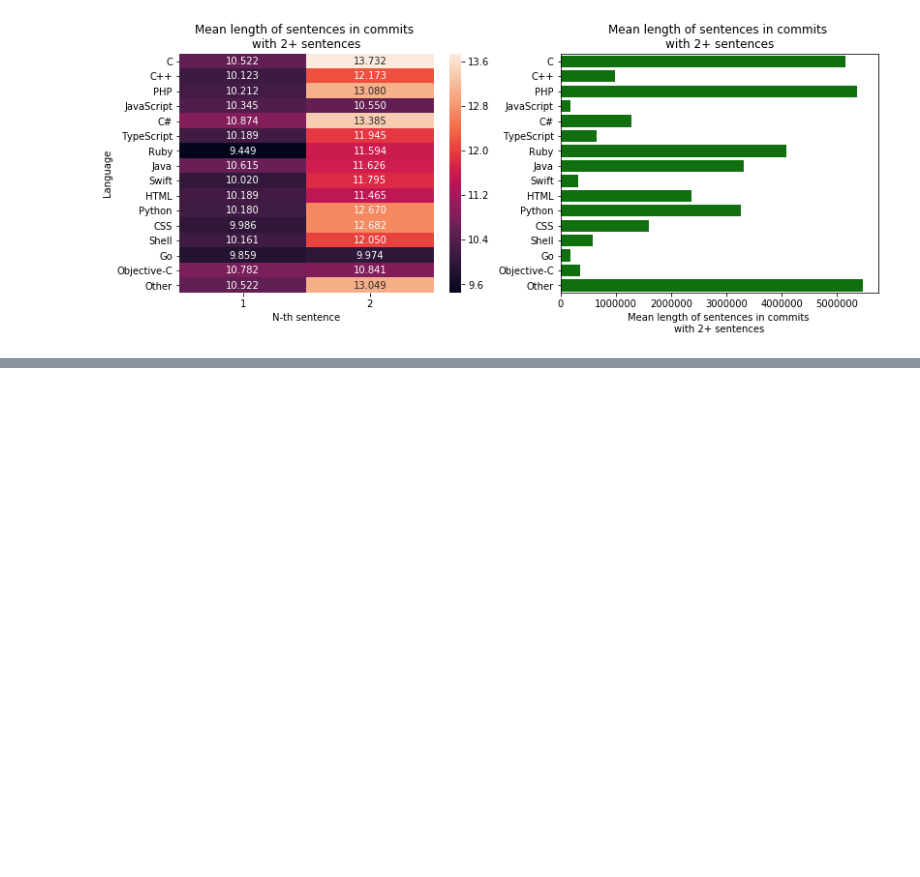
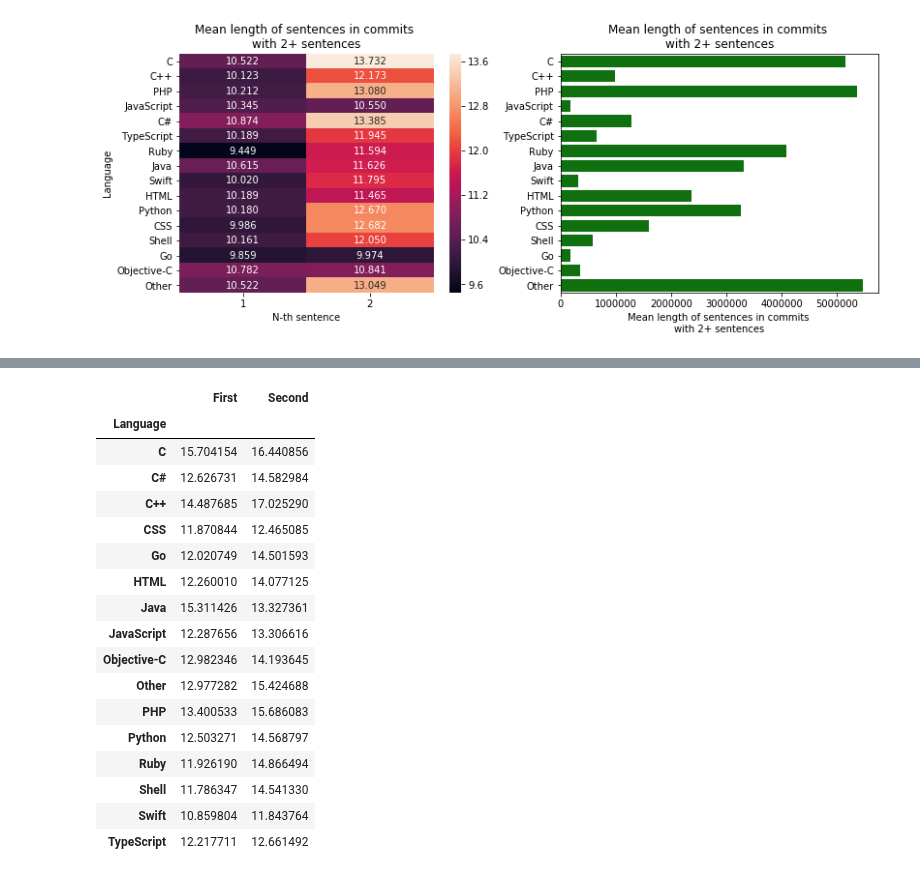
Before and after one commit to dkbrz/Git_Commits, a Jupyter notebook: notebooks_full/vocabulary.ipynb, the cells around one changed output, grey strips where cells are left out. Cells and saved outputs as stored; diff of their text form; code cells hidden in the pictures; blank space fills up the shorter version.

```diff
--- a/notebooks_full/vocabulary.ipynb
+++ b/notebooks_full/vocabulary.ipynb
@@ -770,0 +890,21 @@ plot_sentences_one_vs_many()
+# %%
+df.groupby(by='Language').mean()
+# %% [output]
+|  | First | Second |
+| Language |  |  |
+| C | 15.704154 | 16.440856 |
+| C# | 12.626731 | 14.582984 |
+| C++ | 14.487685 | 17.025290 |
+| CSS | 11.870844 | 12.465085 |
+| Go | 12.020749 | 14.501593 |
+| HTML | 12.260010 | 14.077125 |
+| Java | 15.311426 | 13.327361 |
+| JavaScript | 12.287656 | 13.306616 |
+| Objective-C | 12.982346 | 14.193645 |
+| Other | 12.977282 | 15.424688 |
+| PHP | 13.400533 | 15.686083 |
+| Python | 12.503271 | 14.568797 |
+| Ruby | 11.926190 | 14.866494 |
+| Shell | 11.786347 | 14.541330 |
+| Swift | 10.859804 | 11.843764 |
+| TypeScript | 12.217711 | 12.661492 |
```
Also changed, not shown: parts of 16 cells of this notebook, 1 other file.
